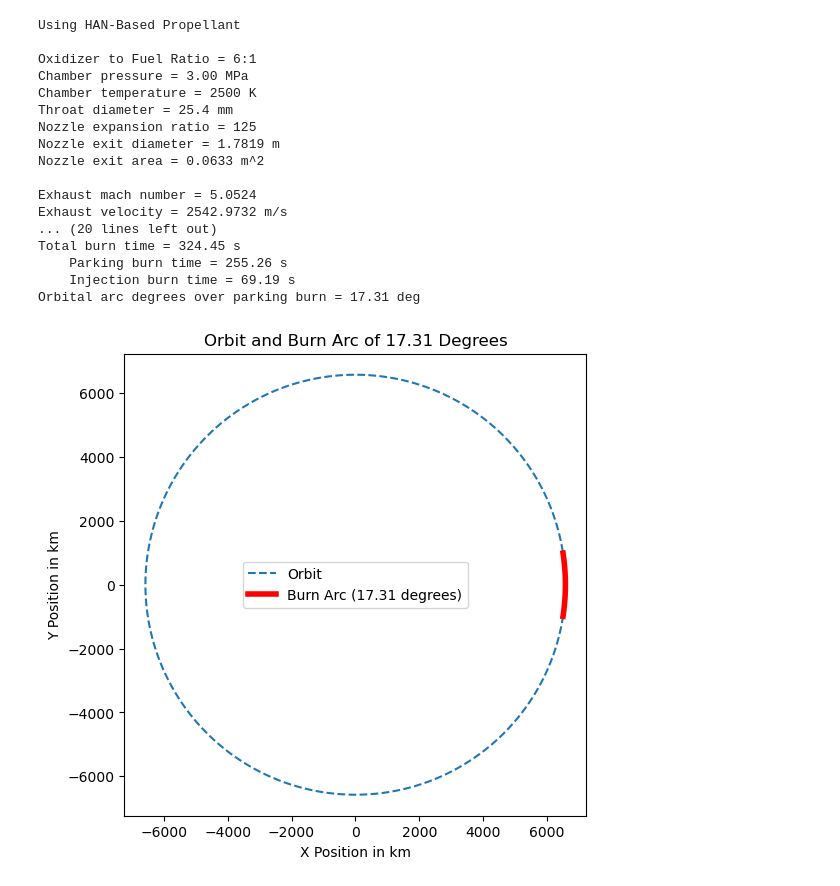
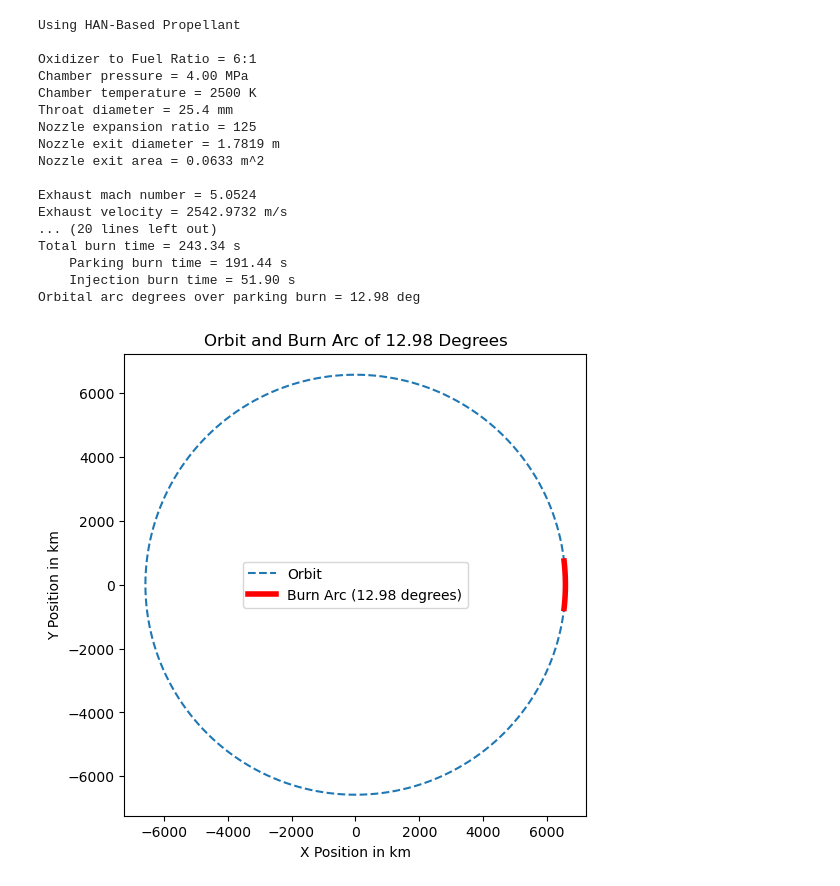
Before and after one commit to krainrpmt/Senior-Project-Electric-Turbopump, a Jupyter notebook: Pump Specification Calculator.ipynb, the cells around one changed output. Drawn from its saved outputs; the diff is of its cells as text; code cells hidden in the pictures.

```diff
--- a/Pump Specification Calculator.ipynb
+++ b/Pump Specification Calculator.ipynb
@@ -112,7 +112,7 @@ def rocket_performance(Name, Pc, dt, Tc, gamma, R, OF, Pa, g0, mass_dry, nozzle_
     print(f"    Oxidizer mass used= {mass_oxidizer:.4f} kg")
     print(f"    Propellant mass used at parking = {mass_propellant_parking:.4f} kg")
     print(f"    Propellant mass used at injection = {mass_propellant_injection:.4f} kg")
-    print(f"    Dry mass = {mass_dry:.4f} kg")
+    print(f"Dry mass = {mass_dry:.4f} kg")
     print(f"Total LEO wet mass = {mass_initial:.4f} kg")
     print(f"Total burn time = {burn_time:.2f} s")
     print(f"    Parking burn time = {parking_burn_time:.2f} s")
@@ -148,37 +148,37 @@ def rocket_performance(Name, Pc, dt, Tc, gamma, R, OF, Pa, g0, mass_dry, nozzle_
         # Plot aesthetics
         plt.title(f"Orbit and Burn Arc of {arc_degrees:.2f} Degrees")
         plt.xlabel('X Position in km')
         plt.ylabel('Y Position in km')
         plt.axhline(0, color='black', linewidth=0)
         plt.axvline(0, color='black', linewidth=0)
         plt.gca().set_aspect('equal', adjustable='box')
         plt.legend()
         plt.show()
 
     plot_orbit_and_burn_arc(r1/1000, arc_degrees)
     return
 
 # Example usage of the function with the given constants
 rocket_performance(
-    Name = 'HAN-Based Propellant', Pc=30e5, dt=0.0254, Tc=2500, gamma=1.2, R=300, OF=6, Pa=0, g0=9.807,
+    Name = 'HAN-Based Propellant', Pc=40e5, dt=0.0254, Tc=2500, gamma=1.2, R=300, OF=6, Pa=0, g0=9.807,
     mass_dry=100, nozzle_expansion_ratio=125, density=1600, h1=200e3, h2=35786e3
 )
 # %% [output]
 Using HAN-Based Propellant
 
 Oxidizer to Fuel Ratio = 6:1
-Chamber pressure = 3.00 MPa
+Chamber pressure = 4.00 MPa
 Chamber temperature = 2500 K
 Throat diameter = 25.4 mm
 Nozzle expansion ratio = 125
 Nozzle exit diameter = 1.7819 m
 Nozzle exit area = 0.0633 m^2
 
 Exhaust mach number = 5.0524
 Exhaust velocity = 2542.9732 m/s
 ... (20 lines left out)
-Total burn time = 324.45 s
-    Parking burn time = 255.26 s
-    Injection burn time = 69.19 s
-Orbital arc degrees over parking burn = 17.31 deg
+Total burn time = 243.34 s
+    Parking burn time = 191.44 s
+    Injection burn time = 51.90 s
+Orbital arc degrees over parking burn = 12.98 deg
-[figure, old version]
+[figure, new version]
```
Also changed, not shown: 1 other file.
